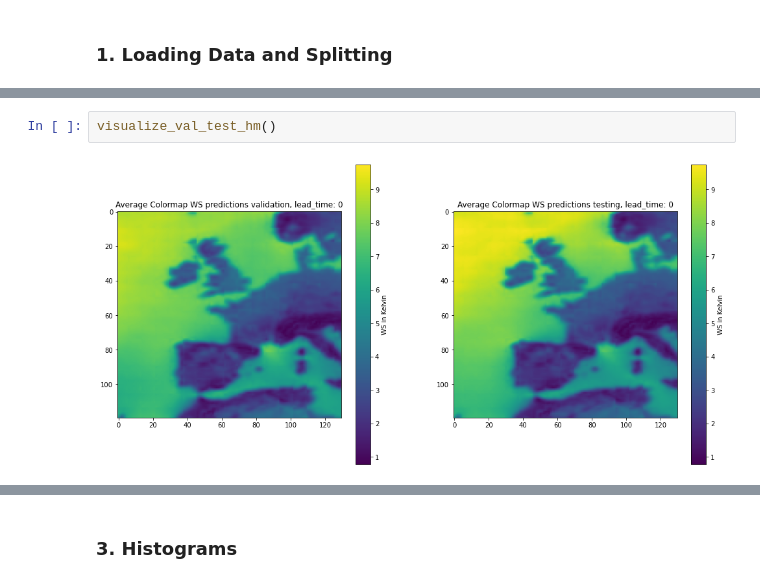
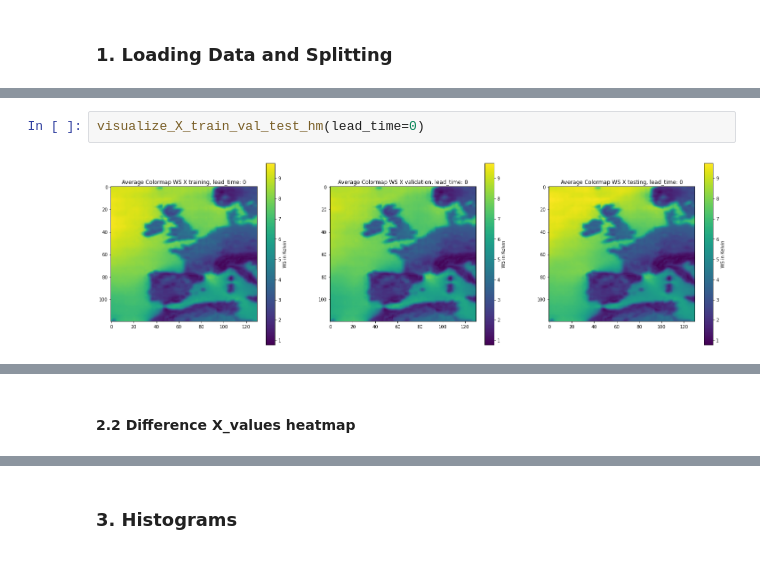
Before and after one commit to cleveryangcong/Bachelor_Thesis, a Jupyter notebook: notebooks/exploratory/2.8.3-dc-ws10_value_tests.ipynb, the cells around one changed output, grey strips where cells are left out. Cells and saved outputs as stored; diff of their text form.

Commit message:
Add visualization heatmaps and hists for X means and y values

```diff
--- a/notebooks/exploratory/2.8.3-dc-ws10_value_tests.ipynb
+++ b/notebooks/exploratory/2.8.3-dc-ws10_value_tests.ipynb
@@ -92,7 +111,9 @@ def visualize_val_test_hm(mean_std = 0, var_num = 5, lead_time = 0):
 # %% [output]
 [interactive output not drawn]
 # %%
-visualize_val_test_hm()
+visualize_X_train_val_test_hm(lead_time=0)
 # %% [output]
-[figure, old version]
+[figure, new version]
 [interactive output not drawn]
+# %% [markdown]
+#### 2.2 Difference X_values heatmap
```
Also changed, not shown: parts of 26 cells of this notebook.
